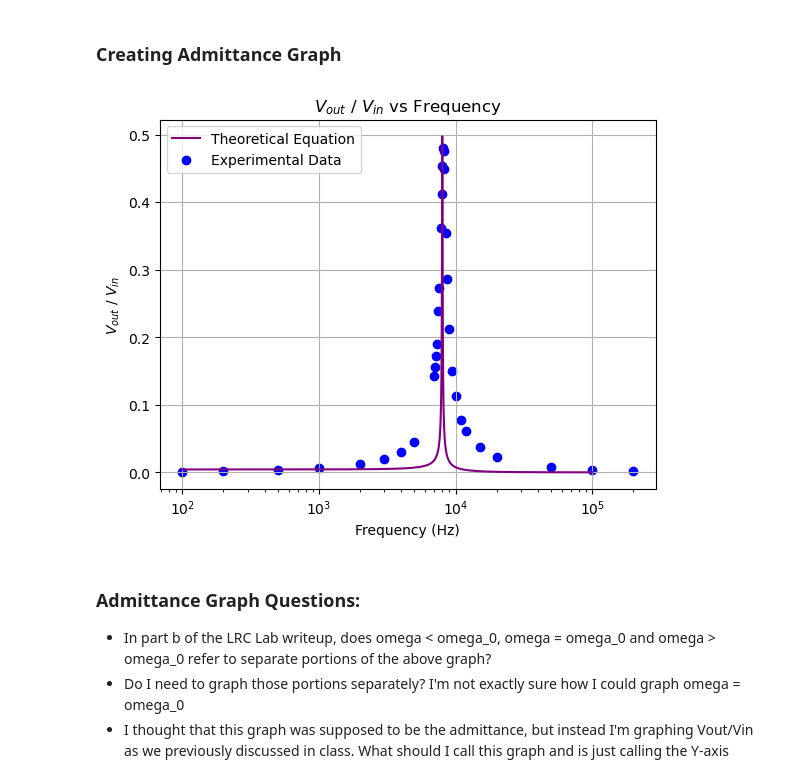
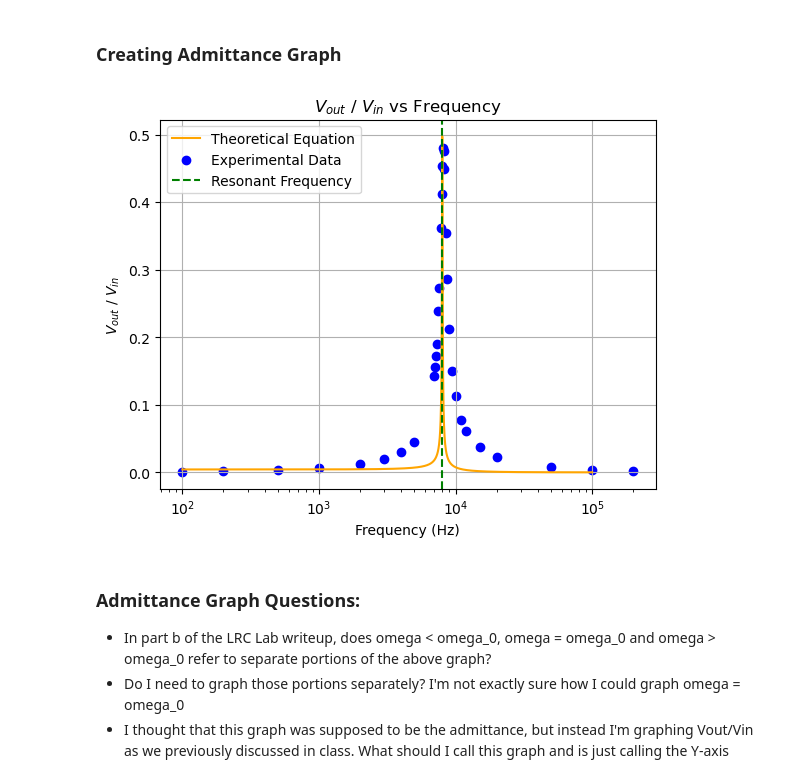
Before and after one commit to xspoole/PhysicsNotebooks, a Jupyter notebook: PH424_Lab1.ipynb, the cells around one changed output. Cells and saved outputs as stored; diff of their text form; code cells hidden in the pictures.

Commit message:
Updated plots for data visibility

```diff
--- a/PH424_Lab1.ipynb
+++ b/PH424_Lab1.ipynb
@@ -58,19 +58,20 @@ voltage = admittance_func(frequencies)
 # %%
 x_axis = df['Freq. In (Hz)']
 y_axis = df['Vout/Vin']
 
 plt.semilogx()
 
-plt.plot(frequencies, voltage, color = 'purple', label = 'Theoretical Equation')
+plt.plot(frequencies, voltage, color = 'orange', label = 'Theoretical Equation')
 plt.scatter(x_axis, y_axis, color='blue', label = 'Experimental Data')
+plt.axvline(x=8000, color='green', linestyle='--', label='Resonant Frequency')
 plt.xlabel('Frequency (Hz)')
 plt.ylabel(r'$V_{out}$ / $V_{in}$')
 plt.title(r'$V_{out}$ / $V_{in}$ vs Frequency')
 plt.grid(True)
 plt.legend(loc = 'upper left')
 plt.savefig('../Lab1_Admittance')
 # %% [output]
-[figure, old version]
+[figure, new version]
 # %% [markdown]
 ### Admittance Graph Questions:
 - In part b of the LRC Lab writeup, does omega < omega_0, omega = omega_0 and omega > omega_0 refer to separate portions of the above graph?
```
Also changed, not shown: parts of 1 cell of this notebook.
